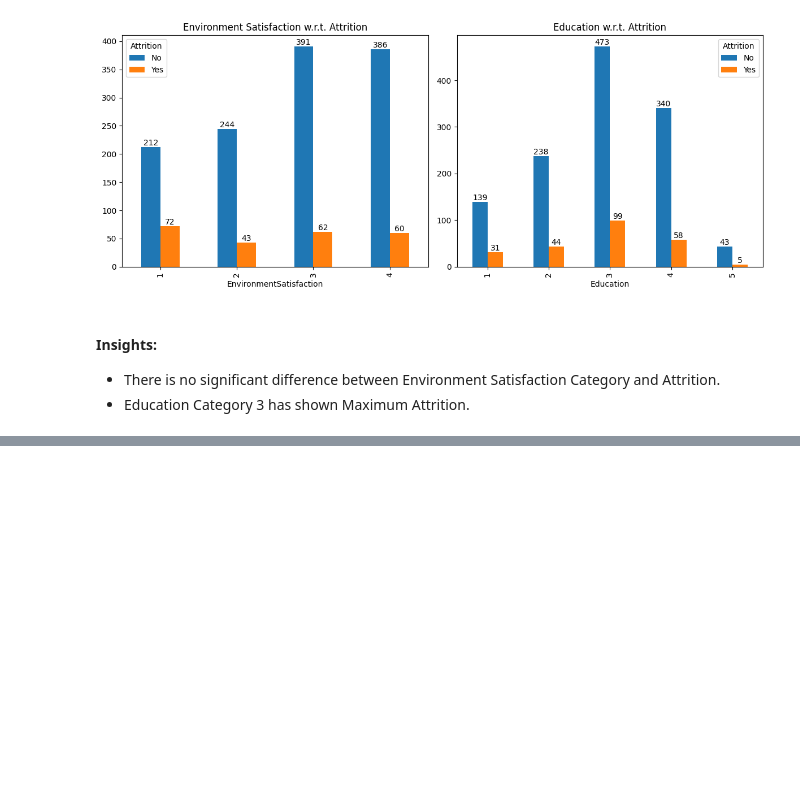
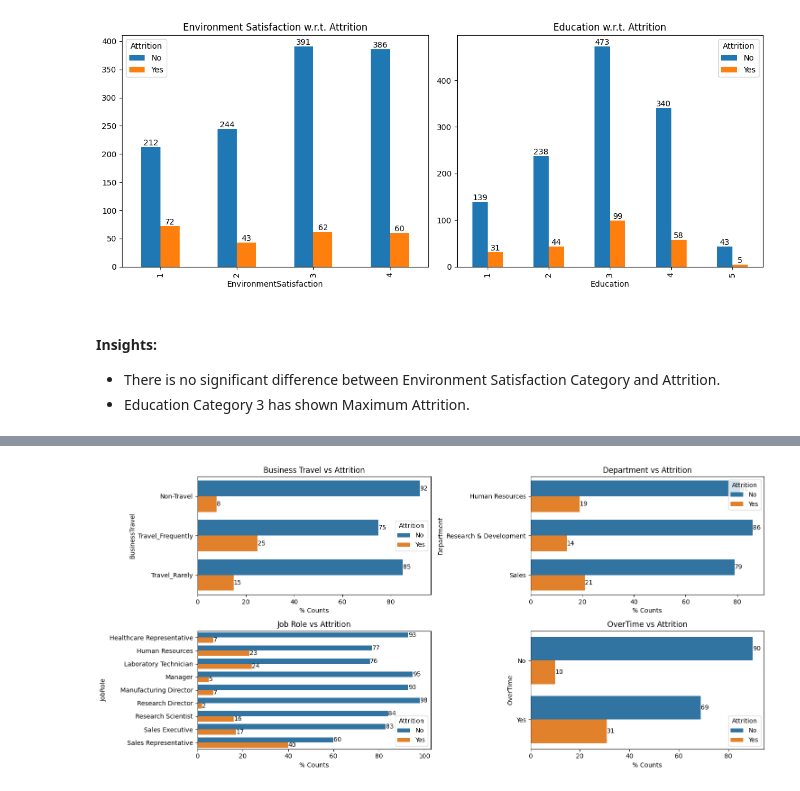
Before and after one commit to Akshay-Paunikar/IBM_Employee_Attrition_ML, a Jupyter notebook: notebook/IBM_Employee_Attrition_EDA.ipynb, the cells around one changed output, grey strips where cells are left out. Drawn from its saved outputs; the diff is of its cells as text; code cells hidden in the pictures; blank space fills up the shorter version.

```diff
--- a/notebook/IBM_Employee_Attrition_EDA.ipynb
+++ b/notebook/IBM_Employee_Attrition_EDA.ipynb
@@ -719,0 +788,5 @@ plt.show()
+# %%
+# BusinessTravel Vs Attrition
+business_travel = data.groupby(['BusinessTravel', 'Attrition'])['Age'].agg('count').groupby(level=0).apply(
+    lambda x: 100 * x/float(x.sum())).round(0).reset_index().rename(columns={'Age':"% Counts"})
+business_travel
@@ -719,0 +801,5 @@ plt.show()
+# %%
+# Department Vs Attrition
+department = data.groupby(['Department', 'Attrition'])['Age'].agg('count').groupby(level=0).apply(
+    lambda x: 100 * x/float(x.sum())).round(0).reset_index().rename(columns={'Age':"% Counts"})
+department
@@ -719,0 +814,5 @@ plt.show()
+# %%
+# JobRole Vs Attrition
+job_role = data.groupby(['JobRole', 'Attrition'])['Age'].agg('count').groupby(level=0).apply(
+    lambda x: 100 * x/float(x.sum())).round(0).reset_index().rename(columns={'Age':"% Counts"})
+job_role
@@ -719,0 +837,5 @@ plt.show()
+# %%
+# OverTime Vs Attrition
+overtime = data.groupby(['OverTime', 'Attrition'])['Age'].agg('count').groupby(level=0).apply(
+    lambda x: 100 * x/float(x.sum())).round(0).reset_index().rename(columns={'Age':"% Counts"})
+overtime
@@ -719,0 +848,39 @@ plt.show()
+# %%
+fig = plt.figure(figsize=(15,7))
+
+# BusinessTravel vs Attrition
+
+ax1 = plt.subplot2grid((2,2),(0,0))
+sns.barplot(y='BusinessTravel', x='% Counts', hue='Attrition', data=business_travel, ax=ax1)
+for i in ax1.containers:
+    ax1.bar_label(i)
+plt.title("Business Travel vs Attrition")
+
+# Department vs Attrition
+
+ax2 = plt.subplot2grid((2,2),(0,1))
+sns.barplot(y='Department', x='% Counts', hue='Attrition', data=department, ax=ax2)
+for i in ax2.containers:
+    ax2.bar_label(i)
+plt.title("Department vs Attrition")
+
+# JobRole vs Attrition
+
+ax3 = plt.subplot2grid((2,2),(1,0))
+sns.barplot(y='JobRole', x='% Counts', hue='Attrition', data=job_role, ax=ax3)
+for i in ax3.containers:
+    ax3.bar_label(i)
+plt.title("Job Role vs Attrition")
+
+# OverTime vs Attrition
+
+ax4 = plt.subplot2grid((2,2),(1,1))
+sns.barplot(y='OverTime', x='% Counts', hue='Attrition', data=overtime, ax=ax4)
+for i in ax4.containers:
+    ax4.bar_label(i)
+plt.title("OverTime vs Attrition")
+
+plt.tight_layout()
+plt.show()
+# %% [output]
+[figure, added]
```
Also changed, not shown: parts of 24 cells of this notebook.
